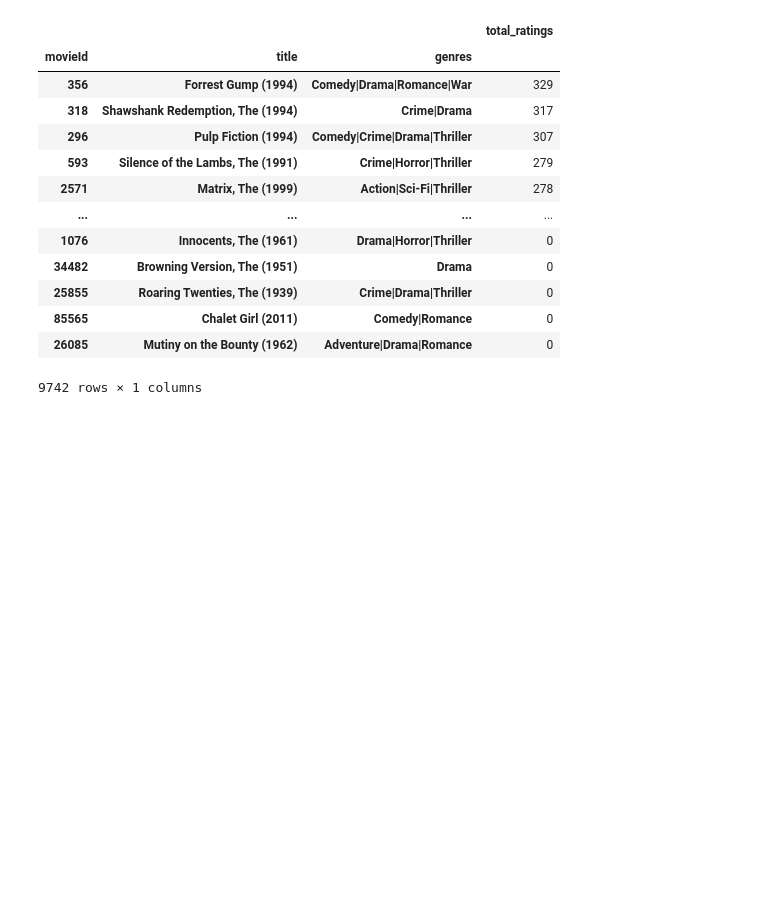
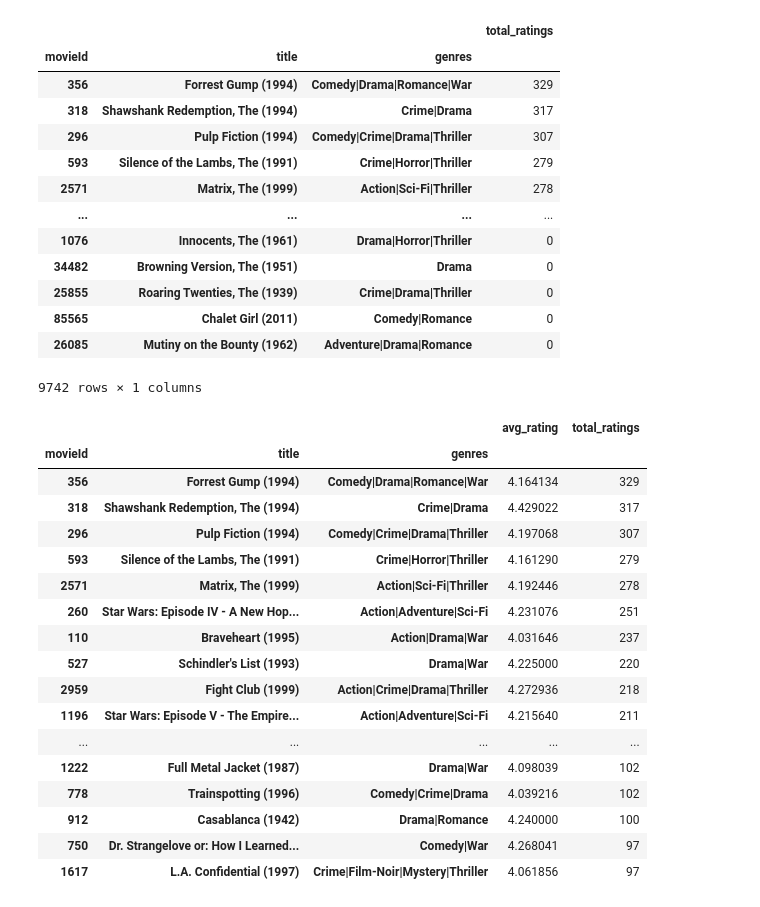
Before and after one commit to senzelden/movie_recommender, a Jupyter notebook: scripts/movielens_eda_dennis.ipynb, the cells around one changed output. Saved outputs shown, nothing was run; the diff lists cells and outputs as text; code cells hidden in the pictures; blank space fills up the shorter version.

```diff
--- a/scripts/movielens_eda_dennis.ipynb
+++ b/scripts/movielens_eda_dennis.ipynb
@@ -90,3 +90,25 @@ total_ratings
 9742 rows × 1 columns
 # %%
 concat = pd.concat([avg_rating, total_ratings], axis=1)
+# %%
+most_rated = concat[concat.avg_rating >= 4].sort_values(by=['total_ratings'], ascending=False)
+most_rated.head(50)
+# %% [output]
+|  |  |  | avg_rating | total_ratings |
+| movieId | title | genres |  |  |
+| 356 | Forrest Gump (1994) | Comedy|Drama|Romance|War | 4.164134 | 329 |
+| 318 | Shawshank Redemption, The (1994) | Crime|Drama | 4.429022 | 317 |
+| 296 | Pulp Fiction (1994) | Comedy|Crime|Drama|Thriller | 4.197068 | 307 |
+| 593 | Silence of the Lambs, The (1991) | Crime|Horror|Thriller | 4.161290 | 279 |
+| 2571 | Matrix, The (1999) | Action|Sci-Fi|Thriller | 4.192446 | 278 |
+| 260 | Star Wars: Episode IV - A New Hop... | Action|Adventure|Sci-Fi | 4.231076 | 251 |
+| 110 | Braveheart (1995) | Action|Drama|War | 4.031646 | 237 |
+| 527 | Schindler's List (1993) | Drama|War | 4.225000 | 220 |
+| 2959 | Fight Club (1999) | Action|Crime|Drama|Thriller | 4.272936 | 218 |
+| 1196 | Star Wars: Episode V - The Empire... | Action|Adventure|Sci-Fi | 4.215640 | 211 |
+| ... | ... | ... | ... | ... |
+| 1222 | Full Metal Jacket (1987) | Drama|War | 4.098039 | 102 |
+| 778 | Trainspotting (1996) | Comedy|Crime|Drama | 4.039216 | 102 |
+| 912 | Casablanca (1942) | Drama|Romance | 4.240000 | 100 |
+| 750 | Dr. Strangelove or: How I Learned... | Comedy|War | 4.268041 | 97 |
+| 1617 | L.A. Confidential (1997) | Crime|Film-Noir|Mystery|Thriller | 4.061856 | 97 |
```
Also changed, not shown: parts of 4 cells of this notebook.
